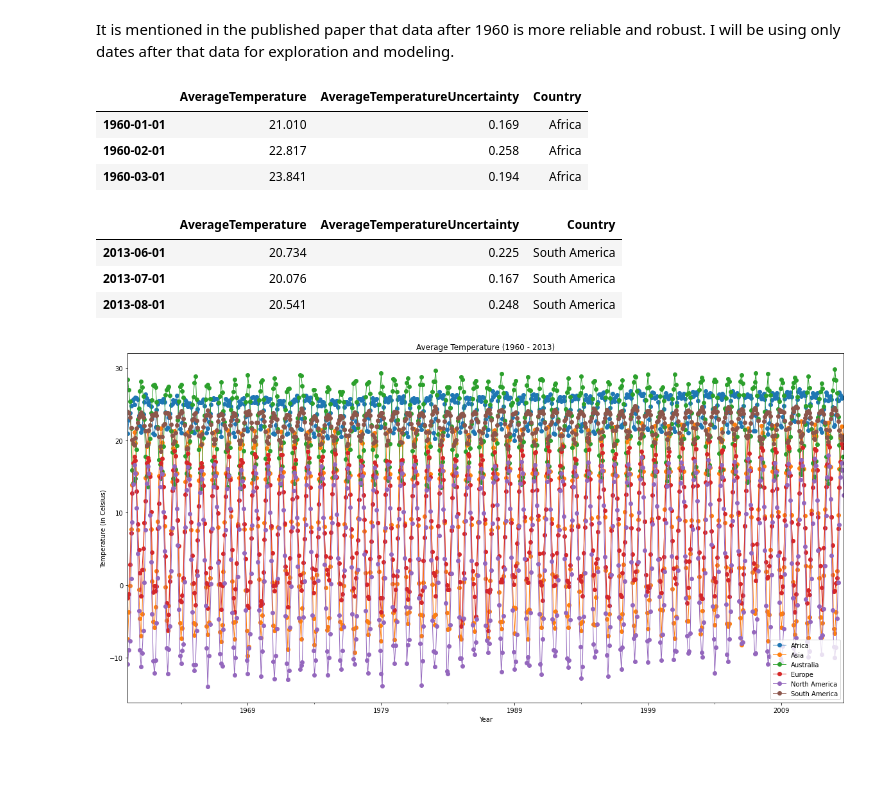
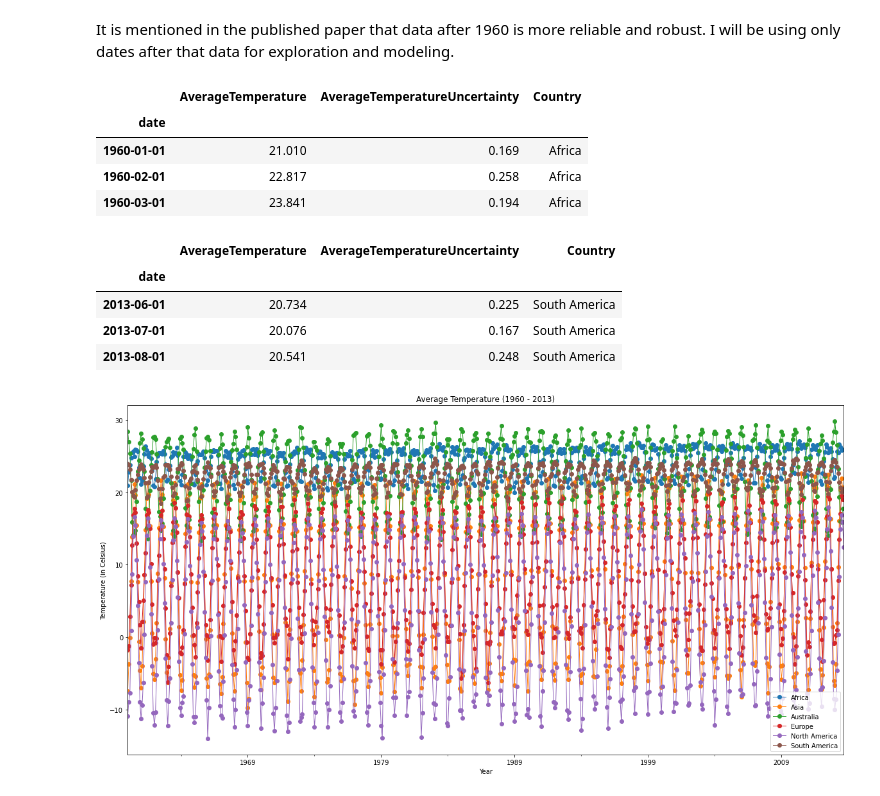
Before and after one commit to Peter-N-Chavez/time_series_exercises, a Jupyter notebook: Time Series Mini Project - Predicting Global Temperature.ipynb, the cells around one changed output. Drawn from its saved outputs; the diff is of its cells as text; code cells hidden in the pictures; blank space fills up the shorter version.

```diff
--- a/Time Series Mini Project - Predicting Global Temperature.ipynb
+++ b/Time Series Mini Project - Predicting Global Temperature.ipynb
@@ -32,16 +33,17 @@ It is mentioned in the published paper that data after 1960 is more reliable and
 # %%
 df = df.loc[df['Country'].isin(["Africa", "Antarctica", "Asia", "Australia", "Europe", "North America", "South America"])]
 df = df.loc[df.index > "1959-12-31"]
 df = df.dropna()
-df.index = df.index.to_pydatetime()
 display(df.head(3))
 display(df.tail(3))
 # %% [output]
 |  | AverageTemperature | AverageTemperatureUncertainty | Country |
+| date |  |  |  |
 | 1960-01-01 | 21.010 | 0.169 | Africa |
 | 1960-02-01 | 22.817 | 0.258 | Africa |
 | 1960-03-01 | 23.841 | 0.194 | Africa |
 |  | AverageTemperature | AverageTemperatureUncertainty | Country |
+| date |  |  |  |
 | 2013-06-01 | 20.734 | 0.225 | South America |
 | 2013-07-01 | 20.076 | 0.167 | South America |
 | 2013-08-01 | 20.541 | 0.248 | South America |
```
Also changed, not shown: parts of 7 cells of this notebook.
